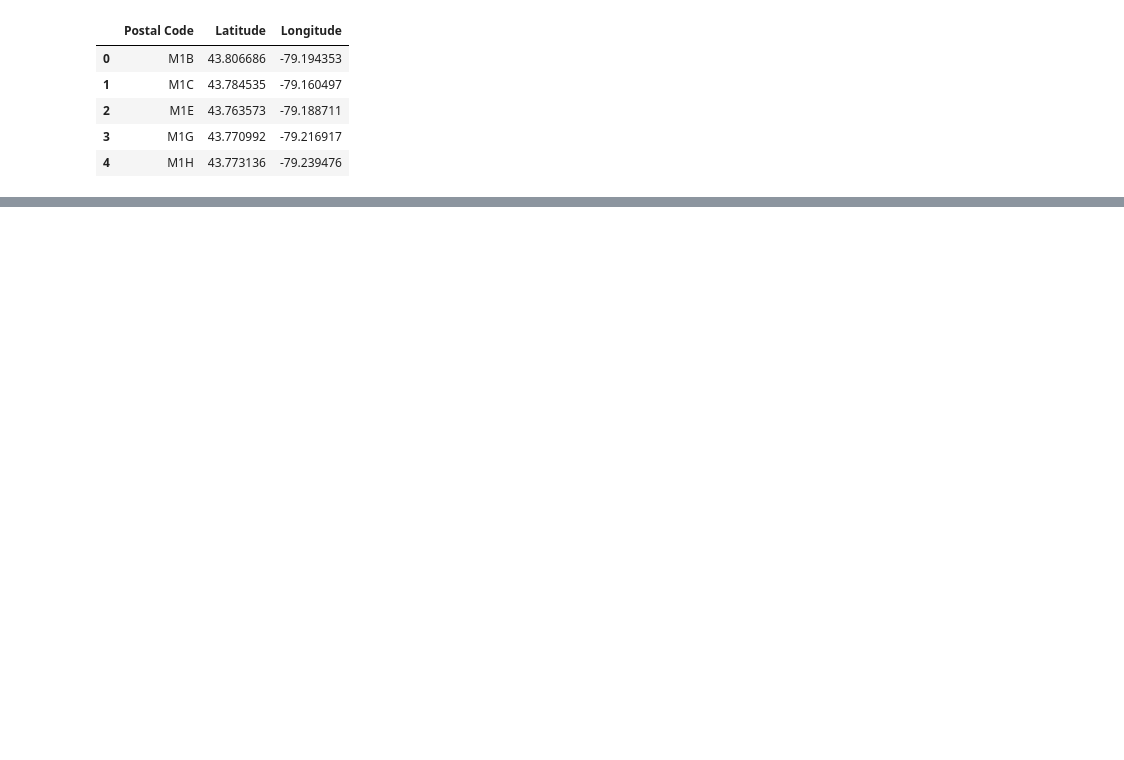
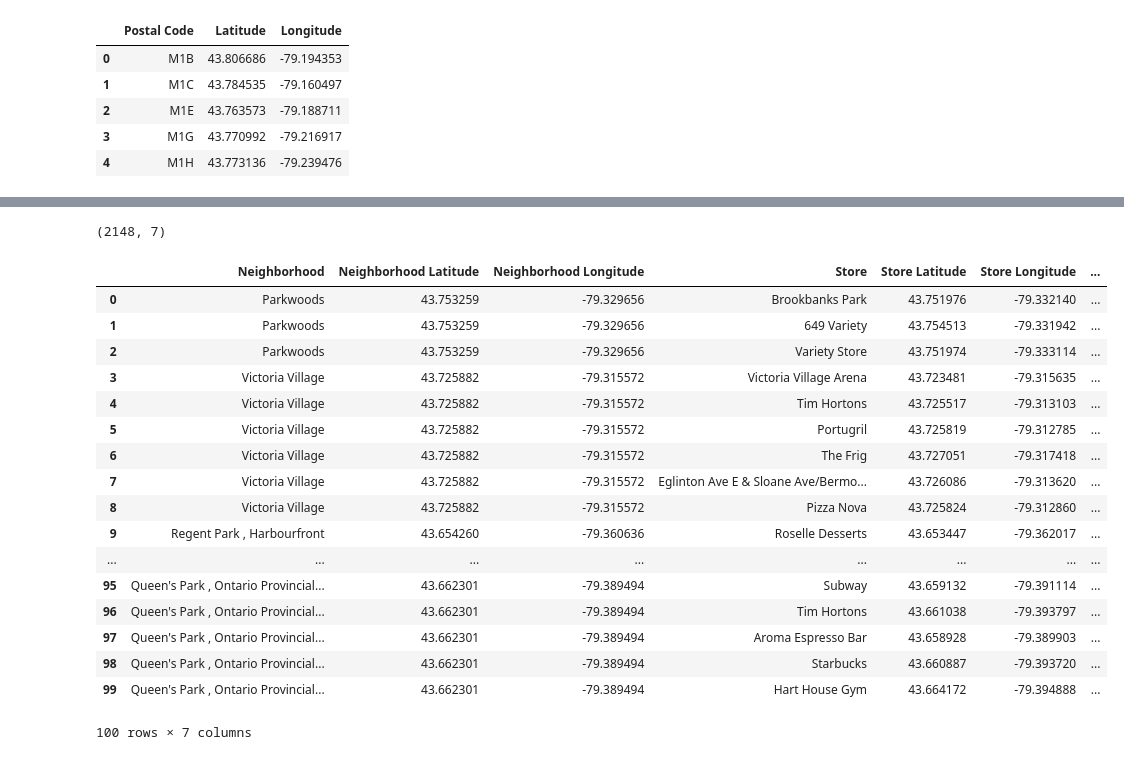
Before and after one commit to ChuminFeng/Capstone-project-for-IBM-professional-certificate, a Jupyter notebook: Neighbourhood Clustering.ipynb, the cells around one changed output, grey strips where cells are left out. Cells and saved outputs as stored; diff of their text form; code cells hidden in the pictures; blank space fills up the shorter version.

```diff
--- a/Neighbourhood Clustering.ipynb
+++ b/Neighbourhood Clustering.ipynb
@@ -107,0 +206,13 @@ final_data = result[['Postal Code','Borough','Neighbourhood','Latitude','Longitu
+# %%
+# define a function to extract the category of the venue/ store
+
+def get_category_type(row):
+    try:
+        categories_list = row['categories']
+    except:
+        categories_list = row['venue.categories']
+
+    if len(categories_list) == 0:
+        return None
+    else:
+        return categories_list[0]['name']
@@ -107,0 +225,19 @@ final_data = result[['Postal Code','Borough','Neighbourhood','Latitude','Longitu
+# %%
+# clean the json file and structure it into a pandas dataframe
+
+
+venues = results['response']['groups'][0]['items']
+
+nearby_venues = json_normalize(venues) # flatten JSON
+
+# filter columns
+filtered_columns = ['venue.name', 'venue.categories', 'venue.location.lat', 'venue.location.lng']
+nearby_venues =nearby_venues.loc[:, filtered_columns]
+
+# filter the category for each row
+nearby_venues['venue.categories'] = nearby_venues.apply(get_category_type, axis=1)
+
+# clean columns
+nearby_venues.columns = [col.split(".")[-1] for col in nearby_venues.columns]
+
+nearby_venues.head(30)
@@ -107,0 +292,7 @@ final_data = result[['Postal Code','Borough','Neighbourhood','Latitude','Longitu
+# %%
+# run the above function on each neighborhood in Toronto and create a new dataframe called Toronto_store
+
+Toronto_store = getNearbyVenues(names=Toronto_N['Neighborhood'],
+                                   latitudes=Toronto_N['Latitude'],
+                                   longitudes=Toronto_N['Longitude']
+                                  )
@@ -107,0 +317,25 @@ final_data = result[['Postal Code','Borough','Neighbourhood','Latitude','Longitu
+# %%
+# check the resulting dataframe
+print(Toronto_store.shape)
+Toronto_store.columns =['Neighborhood','Neighborhood Latitude','Neighborhood Longitude','Store','Store Latitude','Store Longitude','Store Category']
+Toronto_store.head(100)
+# %% [output]
+(2148, 7)
+|  | Neighborhood | Neighborhood Latitude | Neighborhood Longitude | Store | Store Latitude | Store Longitude | ... |
+| 0 | Parkwoods | 43.753259 | -79.329656 | Brookbanks Park | 43.751976 | -79.332140 | ... |
+| 1 | Parkwoods | 43.753259 | -79.329656 | 649 Variety | 43.754513 | -79.331942 | ... |
+| 2 | Parkwoods | 43.753259 | -79.329656 | Variety Store | 43.751974 | -79.333114 | ... |
+| 3 | Victoria Village | 43.725882 | -79.315572 | Victoria Village Arena | 43.723481 | -79.315635 | ... |
+| 4 | Victoria Village | 43.725882 | -79.315572 | Tim Hortons | 43.725517 | -79.313103 | ... |
+| 5 | Victoria Village | 43.725882 | -79.315572 | Portugril | 43.725819 | -79.312785 | ... |
+| 6 | Victoria Village | 43.725882 | -79.315572 | The Frig | 43.727051 | -79.317418 | ... |
+| 7 | Victoria Village | 43.725882 | -79.315572 | Eglinton Ave E & Sloane Ave/Bermo... | 43.726086 | -79.313620 | ... |
+| 8 | Victoria Village | 43.725882 | -79.315572 | Pizza Nova | 43.725824 | -79.312860 | ... |
+| 9 | Regent Park , Harbourfront | 43.654260 | -79.360636 | Roselle Desserts | 43.653447 | -79.362017 | ... |
+| ... | ... | ... | ... | ... | ... | ... | ... |
+| 95 | Queen's Park , Ontario Provincial... | 43.662301 | -79.389494 | Subway | 43.659132 | -79.391114 | ... |
+| 96 | Queen's Park , Ontario Provincial... | 43.662301 | -79.389494 | Tim Hortons | 43.661038 | -79.393797 | ... |
+| 97 | Queen's Park , Ontario Provincial... | 43.662301 | -79.389494 | Aroma Espresso Bar | 43.658928 | -79.389903 | ... |
+| 98 | Queen's Park , Ontario Provincial... | 43.662301 | -79.389494 | Starbucks | 43.660887 | -79.393720 | ... |
+| 99 | Queen's Park , Ontario Provincial... | 43.662301 | -79.389494 | Hart House Gym | 43.664172 | -79.394888 | ... |
+100 rows × 7 columns
```
Also changed, not shown: parts of 58 cells of this notebook.
